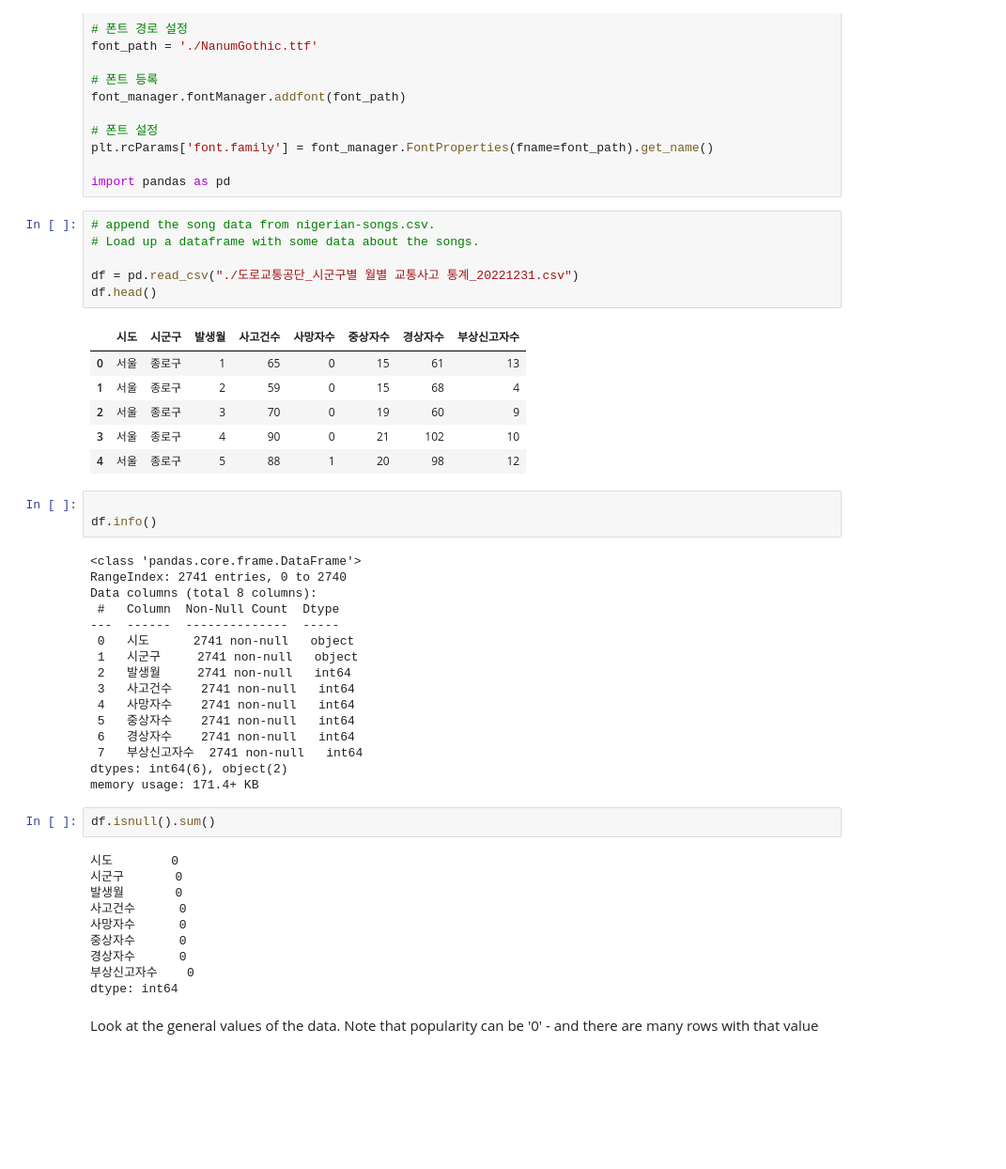
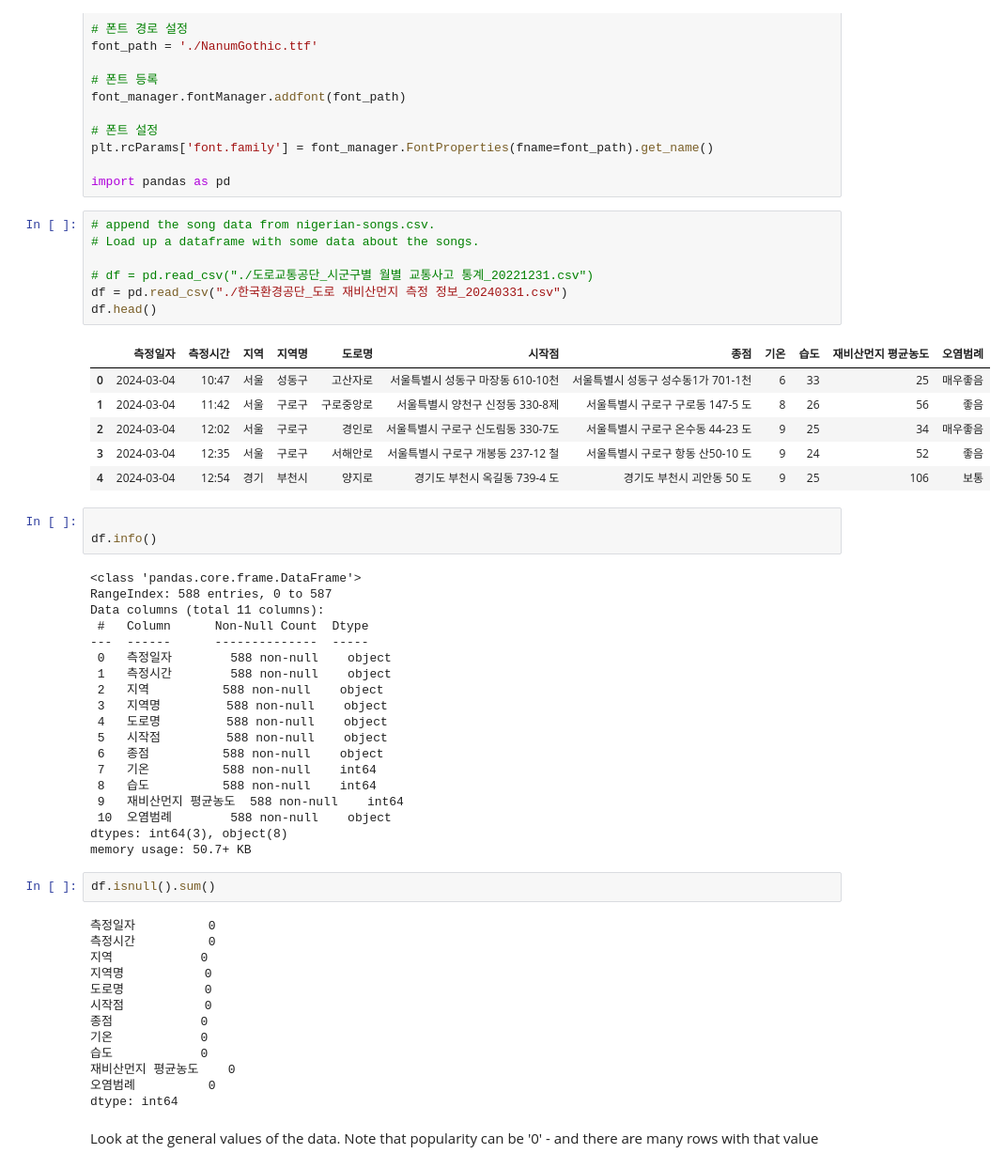
Before and after one commit to Konkuk-Univ-Glocal-Campus/ml202401-midterm-SyouSB, a Jupyter notebook: ml_midterm.ipynb, the cells around one changed output. Shown at 94% size. Drawn from its saved outputs; the diff is of its cells as text; blank space fills up the shorter version.

```diff
--- a/ml_midterm.ipynb
+++ b/ml_midterm.ipynb
@@ -19,46 +36,53 @@ import pandas as pd
 # %%
 # append the song data from nigerian-songs.csv.
 # Load up a dataframe with some data about the songs.
 
-df = pd.read_csv("./도로교통공단_시군구별 월별 교통사고 통계_20221231.csv")
+# df = pd.read_csv("./도로교통공단_시군구별 월별 교통사고 통계_20221231.csv")
+df = pd.read_csv("./한국환경공단_도로 재비산먼지 측정 정보_20240331.csv")
 df.head()
 # %% [output]
-|  | 시도 | 시군구 | 발생월 | 사고건수 | 사망자수 | 중상자수 | 경상자수 | 부상신고자수 |
-| 0 | 서울 | 종로구 | 1 | 65 | 0 | 15 | 61 | 13 |
-| 1 | 서울 | 종로구 | 2 | 59 | 0 | 15 | 68 | 4 |
-| 2 | 서울 | 종로구 | 3 | 70 | 0 | 19 | 60 | 9 |
-| 3 | 서울 | 종로구 | 4 | 90 | 0 | 21 | 102 | 10 |
-| 4 | 서울 | 종로구 | 5 | 88 | 1 | 20 | 98 | 12 |
+|  | 측정일자 | 측정시간 | 지역 | 지역명 | 도로명 | 시작점 | 종점 | 기온 | 습도 | 재비산먼지 평균농도 | 오염범례 |
+| 0 | 2024-03-04 | 10:47 | 서울 | 성동구 | 고산자로 | 서울특별시 성동구 마장동 610-10천 | 서울특별시 성동구 성수동1가 701-1천 | 6 | 33 | 25 | 매우좋음 |
+| 1 | 2024-03-04 | 11:42 | 서울 | 구로구 | 구로중앙로 | 서울특별시 양천구 신정동 330-8제 | 서울특별시 구로구 구로동 147-5 도 | 8 | 26 | 56 | 좋음 |
+| 2 | 2024-03-04 | 12:02 | 서울 | 구로구 | 경인로 | 서울특별시 구로구 신도림동 330-7도 | 서울특별시 구로구 온수동 44-23 도 | 9 | 25 | 34 | 매우좋음 |
+| 3 | 2024-03-04 | 12:35 | 서울 | 구로구 | 서해안로 | 서울특별시 구로구 개봉동 237-12 철 | 서울특별시 구로구 항동 산50-10 도 | 9 | 24 | 52 | 좋음 |
+| 4 | 2024-03-04 | 12:54 | 경기 | 부천시 | 양지로 | 경기도 부천시 옥길동 739-4 도 | 경기도 부천시 괴안동 50 도 | 9 | 25 | 106 | 보통 |
 # %%
 
 df.info()
 # %% [output]
 <class 'pandas.core.frame.DataFrame'>
-RangeIndex: 2741 entries, 0 to 2740
-Data columns (total 8 columns):
- #   Column  Non-Null Count  Dtype
----  ------  --------------  -----
- 0   시도      2741 non-null   object
- 1   시군구     2741 non-null   object
- 2   발생월     2741 non-null   int64
- 3   사고건수    2741 non-null   int64
- 4   사망자수    2741 non-null   int64
- 5   중상자수    2741 non-null   int64
- 6   경상자수    2741 non-null   int64
- 7   부상신고자수  2741 non-null   int64
-dtypes: int64(6), object(2)
-memory usage: 171.4+ KB
+RangeIndex: 588 entries, 0 to 587
+Data columns (total 11 columns):
+ #   Column      Non-Null Count  Dtype
+---  ------      --------------  -----
+ 0   측정일자        588 non-null    object
+ 1   측정시간        588 non-null    object
+ 2   지역          588 non-null    object
+ 3   지역명         588 non-null    object
+ 4   도로명         588 non-null    object
+ 5   시작점         588 non-null    object
+ 6   종점          588 non-null    object
+ 7   기온          588 non-null    int64
+ 8   습도          588 non-null    int64
+ 9   재비산먼지 평균농도  588 non-null    int64
+ 10  오염범례        588 non-null    object
+dtypes: int64(3), object(8)
+memory usage: 50.7+ KB
 # %%
 df.isnull().sum()
 # %% [output]
-시도        0
-시군구       0
-발생월       0
-사고건수      0
-사망자수      0
-중상자수      0
-경상자수      0
-부상신고자수    0
+측정일자          0
+측정시간          0
+지역            0
+지역명           0
+도로명           0
+시작점           0
+종점            0
+기온            0
+습도            0
+재비산먼지 평균농도    0
+오염범례          0
 dtype: int64
 # %% [markdown]
 Look at the general values of the data. Note that popularity can be '0' - and there are many rows with that value
```
Also changed, not shown: parts of 5 cells of this notebook.
